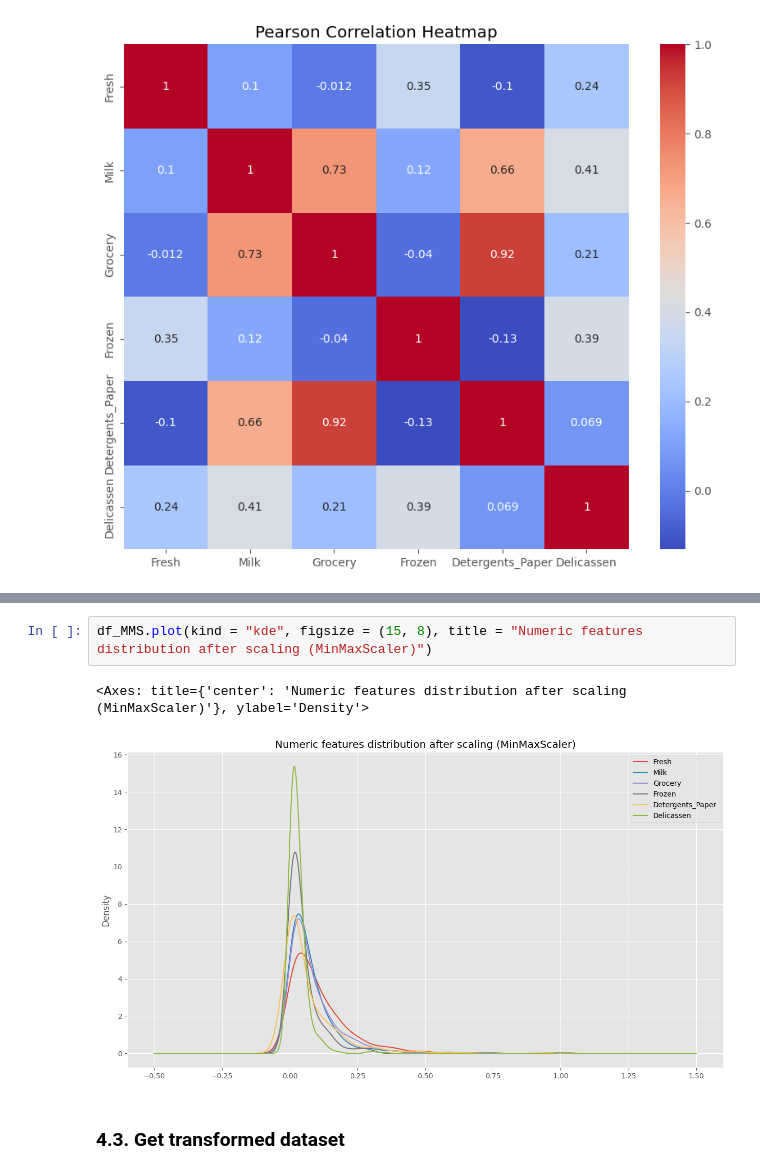
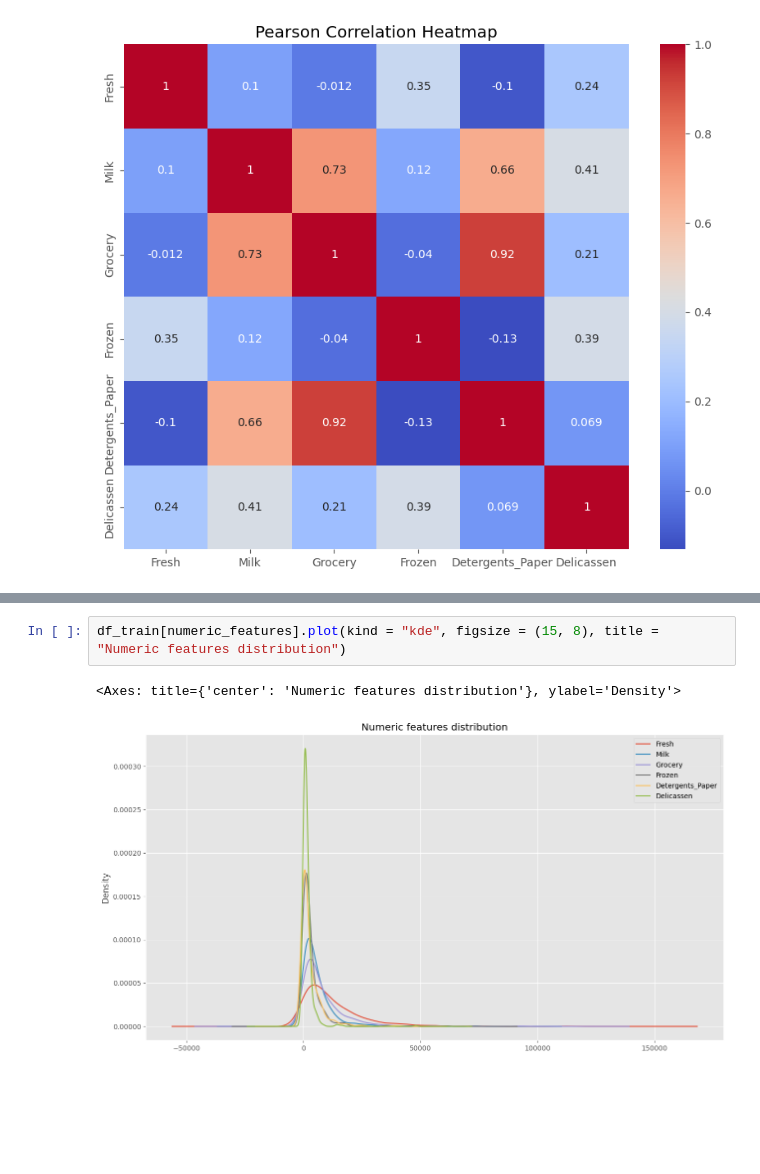
Before and after one commit to WilderJoseth/Publicaciones, a Jupyter notebook: DataScience/Machine Learning/Unsupervised/Tabular/Wholesale customers/1_Wholesale_Customers_EDA.ipynb, the cells around one changed output, grey strips where cells are left out. Cells and saved outputs as stored; diff of their text form; blank space fills up the shorter version.

```diff
--- a/DataScience/Machine Learning/Unsupervised/Tabular/Wholesale customers/1_Wholesale_Customers_Clustering.ipynb
+++ b/DataScience/Machine Learning/Unsupervised/Tabular/Wholesale customers/1_Wholesale_Customers_EDA.ipynb
@@ -264,7 +247,5 @@ df_MMS.describe()
 # %%
-df_MMS.plot(kind = "kde", figsize = (15, 8), title = "Numeric features distribution after scaling (MinMaxScaler)")
+df_train[numeric_features].plot(kind = "kde", figsize = (15, 8), title = "Numeric features distribution")
 # %% [output]
-<Axes: title={'center': 'Numeric features distribution after scaling (MinMaxScaler)'}, ylabel='Density'>
+<Axes: title={'center': 'Numeric features distribution'}, ylabel='Density'>
-[figure, old version]
+[figure, new version]
-# %% [markdown]
-### 4.3. Get transformed dataset
```
Also changed, not shown: parts of 41 cells of this notebook, 1 other file.
